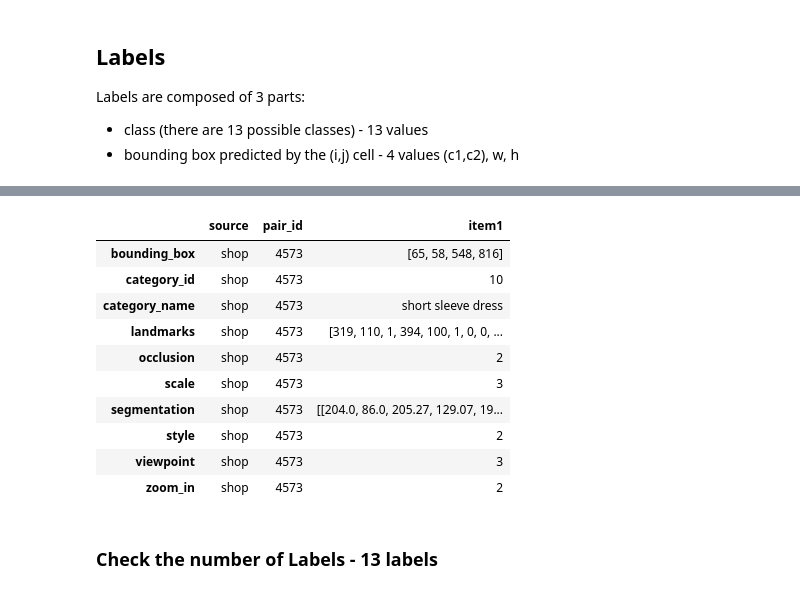
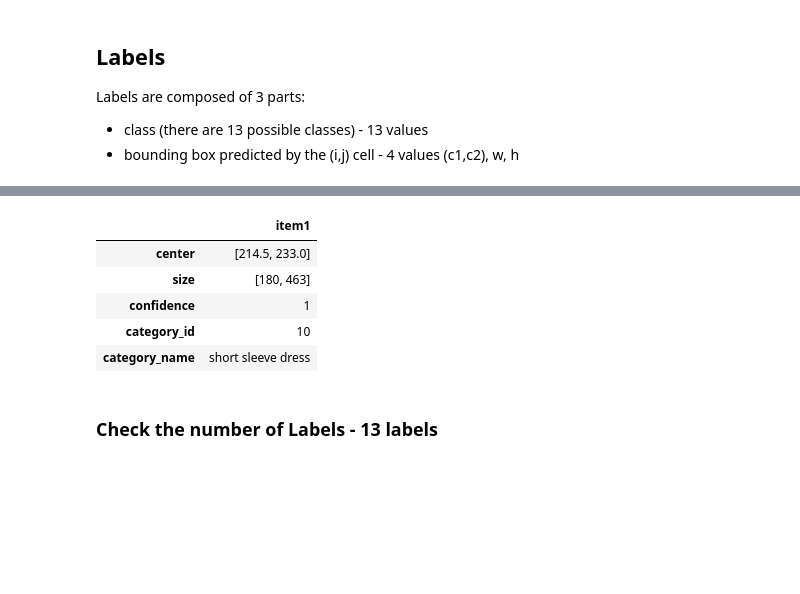
Before and after one commit to Firamon/Object-Detection-Deep-Fashion, a Jupyter notebook: object_detection.ipynb, the cells around one changed output, grey strips where cells are left out. Cells and saved outputs as stored; diff of their text form; code cells hidden in the pictures; blank space fills up the shorter version.

```diff
--- a/object_detection.ipynb
+++ b/object_detection.ipynb
@@ -100,18 +120,17 @@ assert len(dataset_1000_examples.annotations) == 1000
 # %%
 #Plot an annotation
-dataset_1000_examples.annotations[0]
+cleanup_annotations(dataset_1000_examples)
+convert_annotations(dataset_1000_examples)
-# %% [output]
-|  | source | pair_id | item1 |
-| bounding_box | shop | 4573 | [65, 58, 548, 816] |
-| category_id | shop | 4573 | 10 |
-| category_name | shop | 4573 | short sleeve dress |
-| landmarks | shop | 4573 | [319, 110, 1, 394, 100, 1, 0, 0, ... |
-| occlusion | shop | 4573 | 2 |
-| scale | shop | 4573 | 3 |
-| segmentation | shop | 4573 | [[204.0, 86.0, 205.27, 129.07, 19... |
-| style | shop | 4573 | 2 |
-| viewpoint | shop | 4573 | 3 |
-| zoom_in | shop | 4573 | 2 |
+# %%
+
+dataset_1000_examples.annotations[245]
+# %% [output]
+|  | item1 |
+| center | [214.5, 233.0] |
+| size | [180, 463] |
+| confidence | 1 |
+| category_id | 10 |
+| category_name | short sleeve dress |
 # %% [markdown]
 ### Check the number of Labels - 13 labels
 # %%
```
Also changed, not shown: parts of 5 cells of this notebook.
